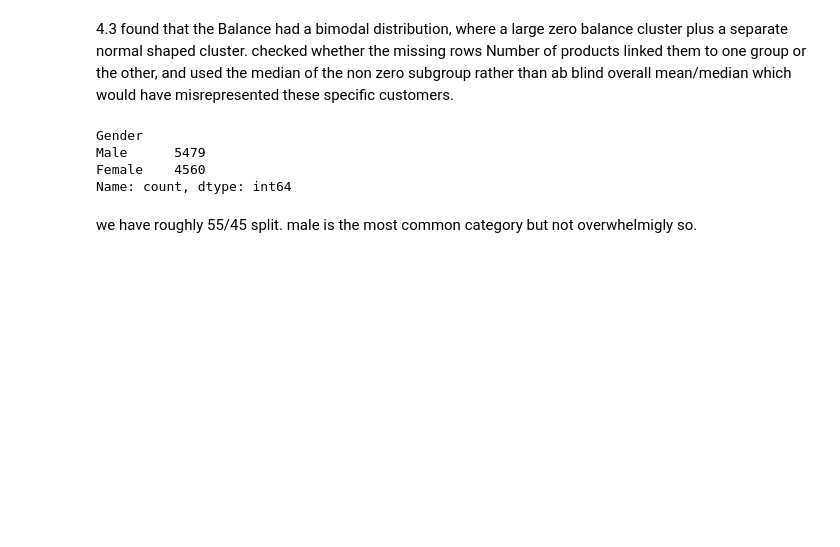
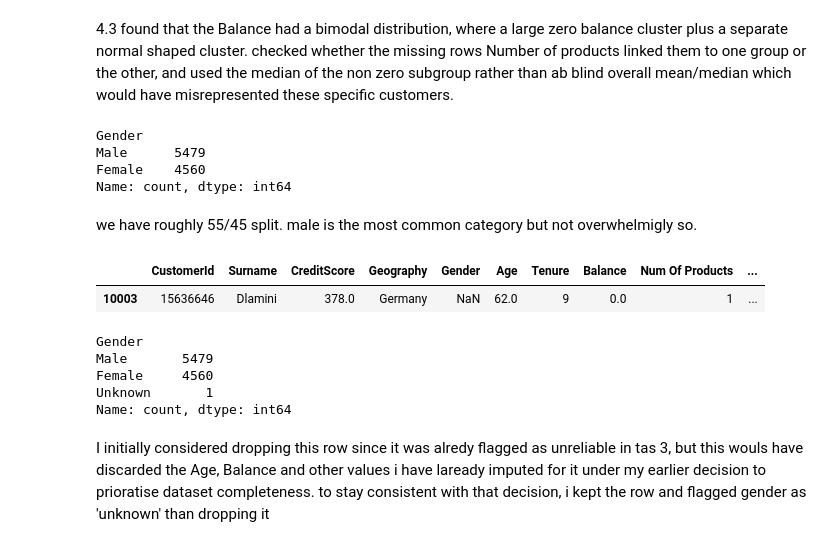
Before and after one commit to aishacmela/Working-with-data-assignment-2, a Jupyter notebook: Untitled-1.ipynb, the cells around one changed output. Drawn from its saved outputs; the diff is of its cells as text; code cells hidden in the pictures; blank space fills up the shorter version.

```diff
--- a/Untitled-1.ipynb
+++ b/Untitled-1.ipynb
@@ -388,3 +388,21 @@ Female    4560
 Name: count, dtype: int64
 # %% [markdown]
 we have roughly 55/45 split. male is the most common category but not overwhelmigly so.
+# %%
+combined_df[combined_df['Gender'].isnull()]
+# %% [output]
+|  | CustomerId | Surname | CreditScore | Geography | Gender | Age | Tenure | Balance | Num Of Products | ... |
+| 10003 | 15636646 | Dlamini | 378.0 | Germany | NaN | 62.0 | 9 | 0.0 | 1 | ... |
+# %%
+combined_df['Gender'] = combined_df['Gender'].fillna('Unknown')
+
+combined_df['Gender'].isnull().sum()
+combined_df['Gender'].value_counts()
+# %% [output]
+Gender
+Male       5479
+Female     4560
+Unknown       1
+Name: count, dtype: int64
+# %% [markdown]
+I initially considered dropping this row since it was alredy flagged as unreliable in tas 3, but this wouls have discarded the Age, Balance and other values i have laready imputed for it under my earlier decision to prioratise dataset completeness. to stay consistent with that decision, i kept the row and flagged gender as 'unknown' than dropping it
```
Also changed, not shown: parts of 16 cells of this notebook.
